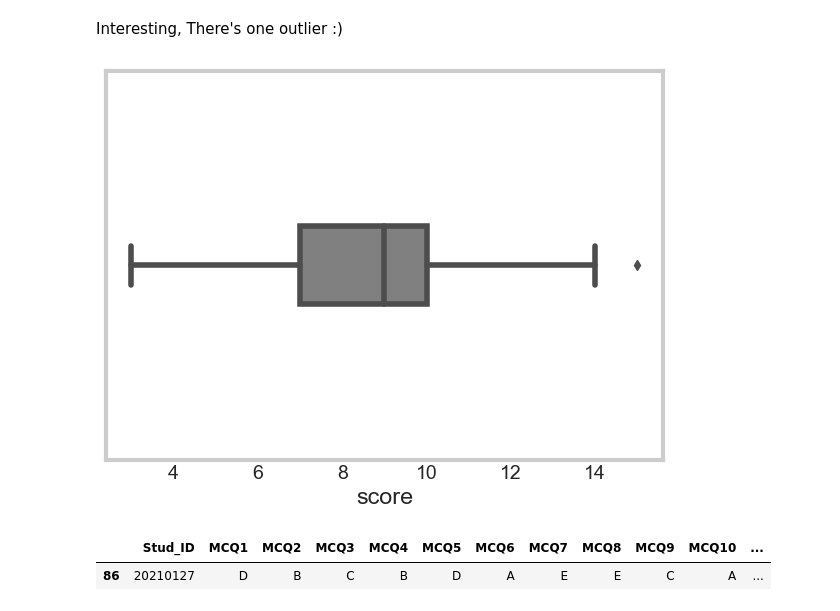
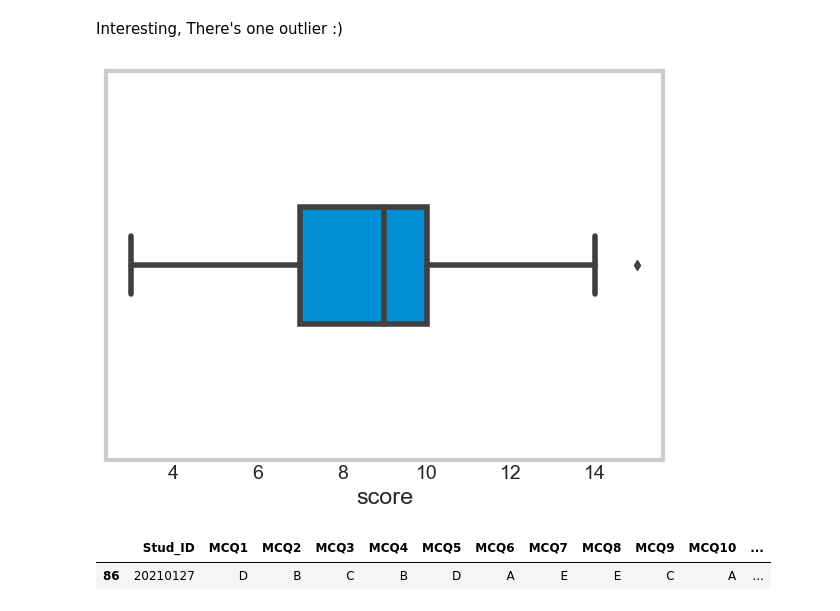
Before and after one commit to mu57f4/software_midterm_data_analysis, a Jupyter notebook: virtual_analysis.ipynb, the cells around one changed output. Cells and saved outputs as stored; diff of their text form; code cells hidden in the pictures.

```diff
--- a/virtual_analysis.ipynb
+++ b/virtual_analysis.ipynb
@@ -69,11 +69,11 @@ df[df.duplicated(keep=False)]
 # %% [markdown]
 Interesting, There's one outlier :)
 # %%
-sns.boxplot(x=df['score'], color='gray', width=0.2)
+sns.boxplot(x=df['score'], width=0.3, saturation=1)
 plt.grid(False)
 plt.show()
 # %% [output]
-[figure, old version]
+[figure, new version]
 # %%
 correct_ans = df[df['score'] > 14]
 correct_ans
```
Also changed, not shown: parts of 11 cells of this notebook.
